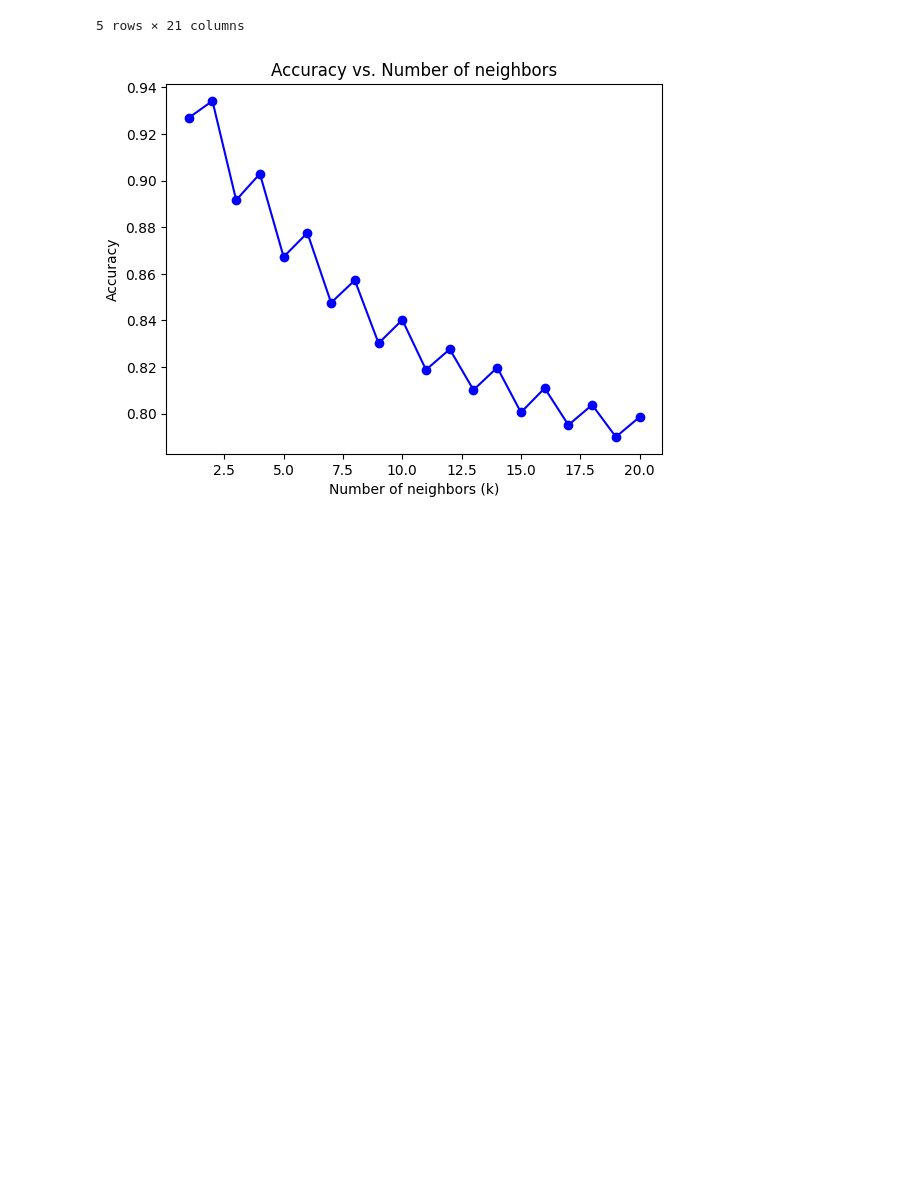
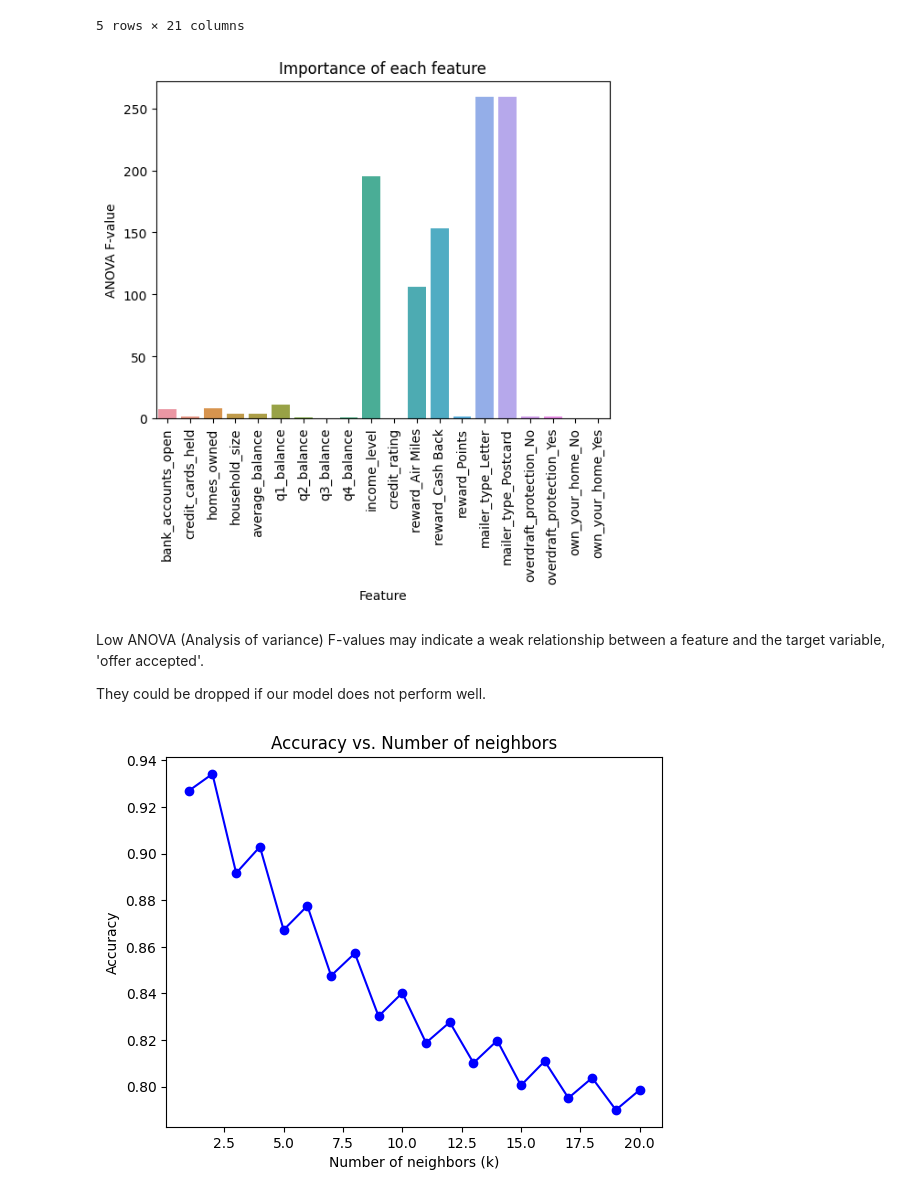
Before and after one commit to ocaoimh/hrc-mid-bootcamp-project, a Jupyter notebook: python/KNN_v3_oversampled.ipynb, the cells around one changed output. Drawn from its saved outputs; the diff is of its cells as text; code cells hidden in the pictures; blank space fills up the shorter version.

```diff
--- a/python/KNN_v3_oversampled.ipynb
+++ b/python/KNN_v3_oversampled.ipynb
@@ -61,6 +62,28 @@ oversampled_data.head()
 | 3 | 1.575537 | -1.133443 | -0.476212 | 0.449452 | 0.795015 | 1.076589 | ... |
 | 4 | -0.541352 | 0.121161 | -0.476212 | 2.244067 | 0.772177 | 1.982953 | ... |
 5 rows × 21 columns
+# %%
+# Analyze for feature importance using ANOVA F-value
+selector = SelectKBest(f_classif, k='all')
+selector.fit(X_train, y_train)
+scores = -np.log10(selector.pvalues_)
+
+# Create a dataframe for plotting
+scores_df = pd.DataFrame({'feature': X_train.columns, 'score': scores})
+
+# Plot the bar chart using seaborn
+sns.barplot(x='feature', y='score', data=scores_df)
+plt.title('Importance of each feature')
+plt.xticks(rotation='vertical')
+plt.xlabel('Feature')
+plt.ylabel('ANOVA F-value')
+plt.show()
+# %% [output]
+[figure, added]
+# %% [markdown]
+Low ANOVA (Analysis of variance) F-values may indicate a weak relationship between a feature and the target variable, 'offer accepted'.
+
+They could be dropped if our model does not perform well.
 # %%
 # Split the data into features and target variable
 X = oversampled_data.drop(['offer_accepted'], axis=1)
```
Also changed, not shown: parts of 6 cells of this notebook, 4 other files.
